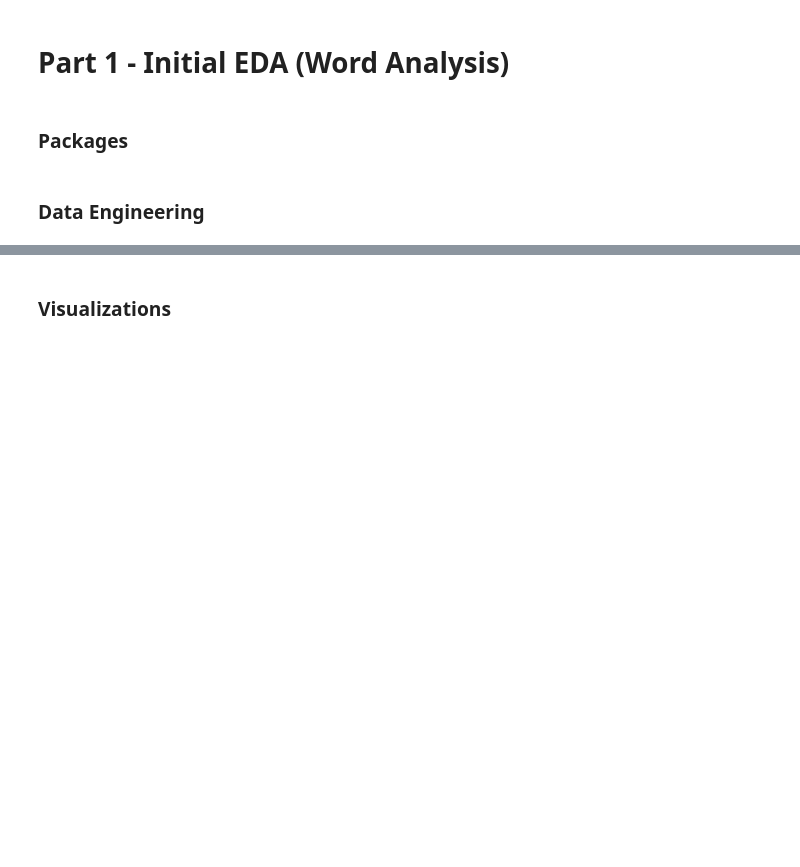
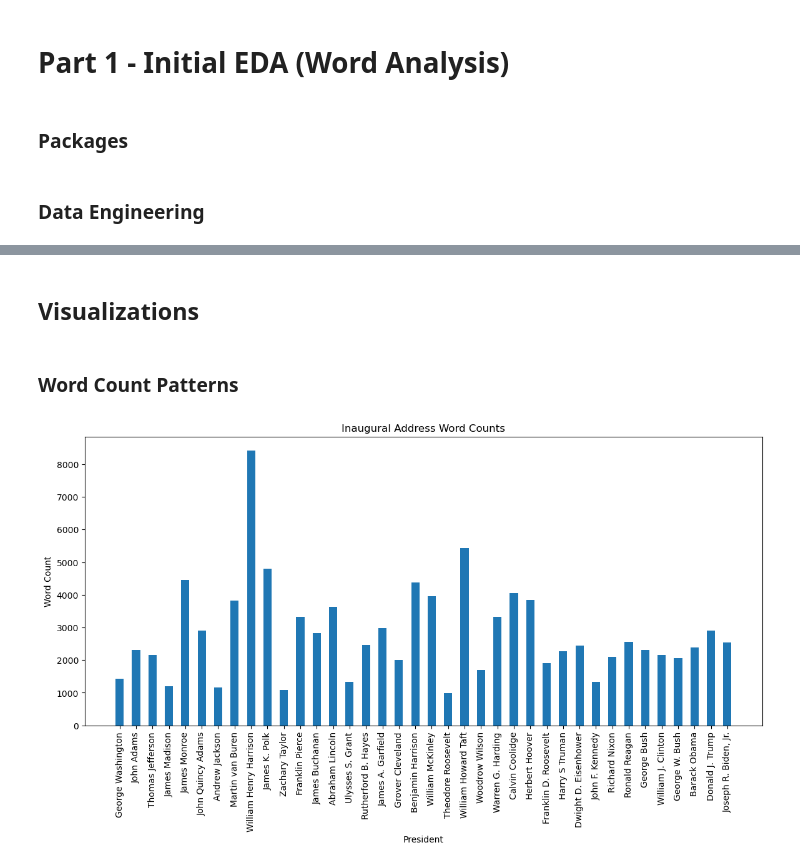
Before and after one commit to UCB-stat-159-f25/final-group19, a Jupyter notebook: part1.ipynb, the cells around one changed output, grey strips where cells are left out. Saved outputs shown, nothing was run; the diff lists cells and outputs as text; code cells hidden in the pictures; blank space fills up the shorter version.

Commit message:
added more visualizations for Part 1

```diff
--- a/part1.ipynb
+++ b/part1.ipynb
@@ -14,4 +16,8 @@ data = data.drop(data.columns[0], axis=1)
 data["word count"] = data["text"].str.split().str.len()
 data["character count"] = data["text"].str.len()
 data["year"] = data["date"].str[:4]
+
+# needed to fix Trump's label in the dataset
+data.iloc[52, 0] = "Donald J. Trump"
+data.iloc[54, 0] = "Donald J. Trump"
 # %%
@@ -24,4 +30,16 @@ data.head(5)
 | 3 | Thomas Jefferson | 3 | 1801-03-04 00:00:00+00:00 | \nFriends and Fellow-Citizens:\nC... | 1717 | 10117 | 1801 |
 | 4 | Thomas Jefferson | 3 | 1805-03-04 00:00:00+00:00 | \nPROCEEDING, fellow-citizens, to... | 2157 | 12892 | 1805 |
 # %% [markdown]
-### Visualizations
+## Visualizations
+# %% [markdown]
+### Word Count Patterns
+# %%
+plt.figure(figsize=(14, 6))
+plt.bar(data["president_name"], data["word count"], width=0.5)
+plt.title("Inaugural Address Word Counts")
+plt.xlabel("President")
+plt.ylabel("Word Count")
+plt.xticks(rotation=90)
+plt.show()
+# %% [output]
+[figure, added]
```
Also changed, not shown: parts of 12 cells of this notebook, 1 other file.
